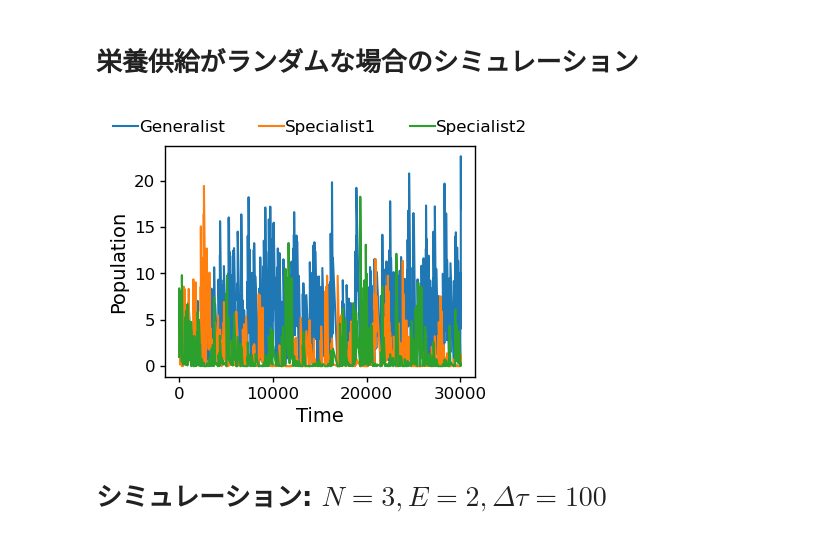
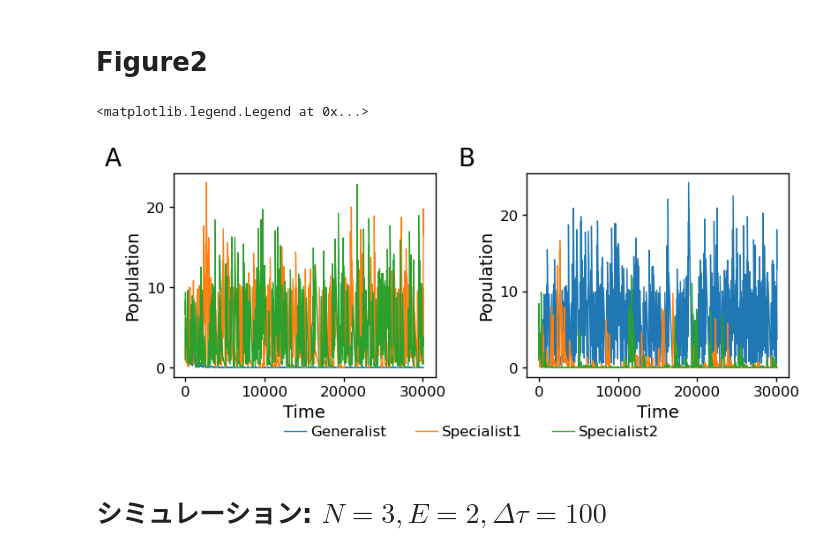
Before and after one commit to niimi-213/PopulationDynamicsGS, a Jupyter notebook: scripts/3SpeciesSimulation.ipynb, the cells around one changed output. Drawn from its saved outputs; the diff is of its cells as text; code cells hidden in the pictures.

```diff
--- a/scripts/3SpeciesSimulation.ipynb
+++ b/scripts/3SpeciesSimulation.ipynb
@@ -21,58 +21,90 @@ plt.rcParams["axes.linewidth"]    = 1.0
 plt.rcParams["xtick.major.width"] = 1.0
 plt.rcParams["ytick.major.width"] = 1.0
 # %% [markdown]
-# 栄養供給がランダムな場合のシミュレーション
+# Figure2
 # %%
 random.seed(100)
 np.random.seed(100)
-
 env_change_num=300
 tauList = erlang.rvs(a = 2,scale = 50,size=env_change_num)
 n = 3
 E = 2
 A = np.zeros((n,n))
 
 p = 10**(-4)
 for i in range(n):
     for j in range(n):
         if abs(i-j)==1:
                 A[i,j] = p
         else:
             A[i,j] = 0
 for i in range(n):
     A[i,i] = 1 - sum(A[i,:])
-
 a = 0.01
 b=1
-
-
 mu = np.zeros((n,E))
-mu_mean = 0.6
 gamma = np.zeros((n,E))
-
+p = 0
 for i in range(n):
     p = i-n//2
-    mu[i] = np.array([(2)**(p),(2)**(-p)])*mu_mean
-
-gamma = a*np.exp(b*mu)
+    mu[i] = np.array([(2)**(p),(2)**(-p)])*(0.4)
+    #v[i] = np.array([(2+p/2),(2-p/2)])*(0.1)
+#gamma = a*np.exp(b*v)/(1+np.exp(0.5/v))
+gamma = a*np.exp(b*v)
 X_0 = np.zeros(n)
 for i in range(n):
     X_0[i] = 1
 N,t,N_mean,tau_course = Simulation(n, E, mu, gamma, A, X_0, 10, tauList, env_change_num,threshold=10**(-8))
 
-#結果の描画
-plt.figure(figsize=(4,3))
-#plt.plot(t,N[:,1])
-plt.plot(t,N[:,1])
-plt.plot(t,N[:,0])
-plt.plot(t,N[:,2])
-plt.xlabel("Time",fontsize=14)
-plt.ylabel("Population",fontsize=14)
-plt.legend(["Generalist","Specialist1","Specialist2"],loc='lower center',bbox_to_anchor=(0.5,1.02),borderaxespad=0,frameon=False,fontsize=12,handletextpad=0.1,ncol=3,handlelength=1.5)
+random.seed(100)
+np.random.seed(100)
+A = np.zeros((n,n))
 
-plt.show()
+p = 10**(-4)
+for i in range(n):
+    for j in range(n):
+        if abs(i-j)==1:
+                A[i,j] = p
+        else:
+            A[i,j] = 0
+
+for i in range(n):
+    A[i,i] = 1 - sum(A[i,:])
+a = 0.01
+b=1
+tau = 100
+v = np.zeros((n,E))
+gamma = np.zeros((n,E))
+p = 0
+for i in range(n):
+    p = i-n//2
+    v[i] = np.array([(2)**(p),(2)**(-p)])*(0.8)
+    #v[i] = np.array([(2+p/2),(2-p/2)])*(0.1)
+gamma = a*np.exp(b*v)
+X_0 = np.zeros(n)
+for i in range(n):
+    X_0[i] = 1
+N2,t2,N_mean,tau_course = Simulation(n, E, mu, gamma, A, X_0, 10, tauList, env_change_num,threshold=10**(-8))
+
+fig, ax = plt.subplots(1, 2, figsize=(9,3))
+plt.subplots_adjust(wspace=0.35)
+
+ax[0].plot(t,N[:,1], linewidth=1)
+ax[0].plot(t,N[:,0], linewidth=1)
+ax[0].plot(t,N[:,2], linewidth=1)
+ax[1].plot(t2,N2[:,1], linewidth=1)
+ax[1].plot(t2,N2[:,0], linewidth=1)
+ax[1].plot(t2,N2[:,2], linewidth=1)
+ax[0].set_title("A",fontsize=20, x=-0.23,y=1.0)
+ax[1].set_title("B",fontsize=20, x=-0.23,y=1.0)
+for i in range(2):
+    ax[i].set_yticks([0,10,20])
+    ax[i].set_xlabel("Time",fontsize=14)
+    ax[i].set_ylabel("Population",fontsize=14)
+fig.legend(["Generalist","Specialist1","Specialist2"],loc='upper center',bbox_to_anchor=(0.5,-0.05),borderaxespad=0,frameon=False,fontsize=12,handletextpad=0.3,ncol=3,handlelength=1.5)
 # %% [output]
+<matplotlib.legend.Legend at 0x...>
-[figure, old version]
+[figure, new version]
 # %% [markdown]
 
 # シミュレーション: $N=3,E=2,\Delta\tau=100$
```
